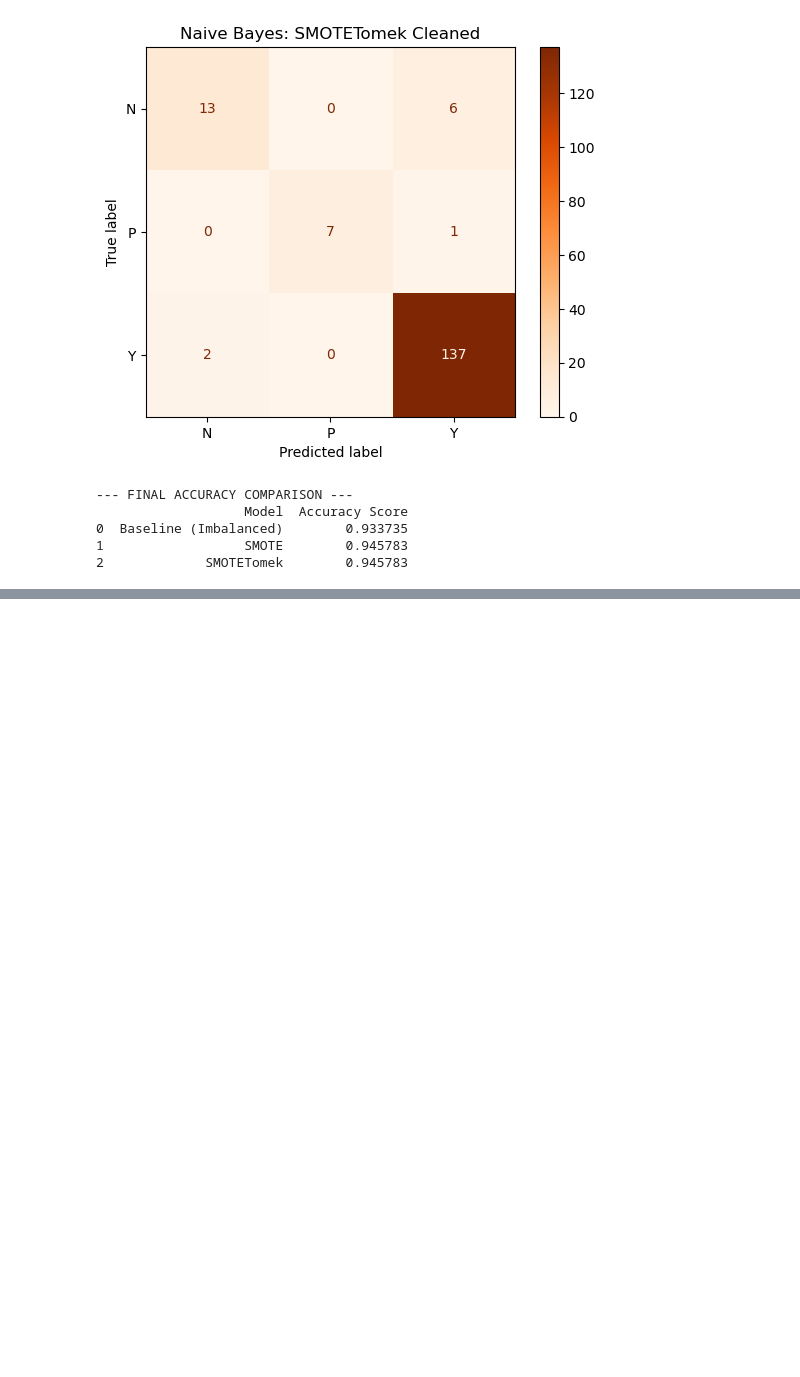
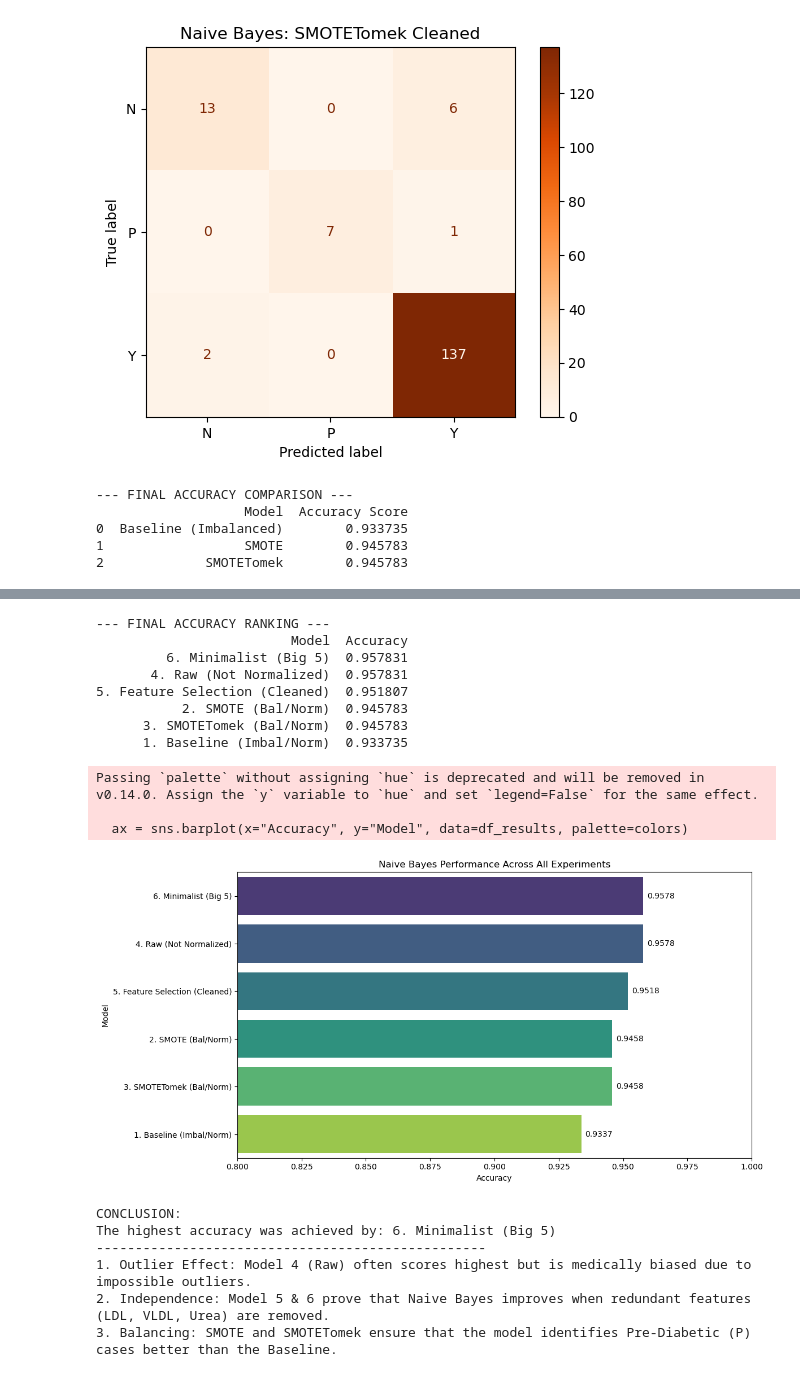
Before and after one commit to OmarH-creator/Diabetes-Prediction, a Jupyter notebook: Models/Naive_Bayes_v2.ipynb, the cells around one changed output, grey strips where cells are left out. Cells and saved outputs as stored; diff of their text form; code cells hidden in the pictures; blank space fills up the shorter version.

```diff
--- a/Models/Naive_Bayes_v2.ipynb
+++ b/Models/Naive_Bayes_v2.ipynb
@@ -150,0 +252,68 @@ print(comparison_df)
+# %%
+# ── FINAL COMPARISON OF ALL EXPERIMENTS ───────────────────────────────────
+import pandas as pd
+import seaborn as sns
+import matplotlib.pyplot as plt
+
+# 1. Gather results into a list of dictionaries
+final_results = [
+    {"Model": "1. Baseline (Imbal/Norm)", "Accuracy": accuracy_score(y_test, y_pred_base)},
+    {"Model": "2. SMOTE (Bal/Norm)", "Accuracy": accuracy_score(y_test, y_pred_smote)},
+    {"Model": "3. SMOTETomek (Bal/Norm)", "Accuracy": accuracy_score(y_test, y_pred_smt)},
+    {"Model": "4. Raw (Not Normalized)", "Accuracy": accuracy_score(y_test_raw, y_pred_raw)},
+    {"Model": "5. Feature Selection (Cleaned)", "Accuracy": accuracy_score(y_test, y_pred_fs)},
+    {"Model": "6. Minimalist (Big 5)", "Accuracy": accuracy_score(y_test, y_pred_min)}
+]
+
+# 2. Convert to DataFrame
+df_results = pd.DataFrame(final_results)
+
+# 3. Sort by accuracy for better visualization
+df_results = df_results.sort_values(by="Accuracy", ascending=False)
+
+# 4. Display the table
+print("--- FINAL ACCURACY RANKING ---")
+print(df_results.to_string(index=False))
+
+# 5. Plot the Comparison
+plt.figure(figsize=(12, 6))
+# Using a color palette to match your colorful matrices
+colors = sns.color_palette("viridis", len(df_results))
+ax = sns.barplot(x="Accuracy", y="Model", data=df_results, palette=colors)
+
+# Add text labels on the bars
+for i in ax.containers:
+    ax.bar_label(i, fmt='%.4f', padding=5)
+
+plt.title("Naive Bayes Performance Across All Experiments")
+plt.xlim(0.8, 1.0) # Zoom in to see the differences clearly
+plt.tight_layout()
+plt.show()
+
+# ── FINAL CONCLUSION FOR REPORT ───────────────────────────────────────────
+best_model = df_results.iloc[0]['Model']
+print(f"\nCONCLUSION:")
+print(f"The highest accuracy was achieved by: {best_model}")
+print("-" * 50)
+print("1. Outlier Effect: Model 4 (Raw) often scores highest but is medically biased due to impossible outliers.")
+print("2. Independence: Model 5 & 6 prove that Naive Bayes improves when redundant features (LDL, VLDL, Urea) are removed.")
+print("3. Balancing: SMOTE and SMOTETomek ensure that the model identifies Pre-Diabetic (P) cases better than the Baseline.")
+# %% [output]
+--- FINAL ACCURACY RANKING ---
+                         Model  Accuracy
+         6. Minimalist (Big 5)  0.957831
+       4. Raw (Not Normalized)  0.957831
+5. Feature Selection (Cleaned)  0.951807
+           2. SMOTE (Bal/Norm)  0.945783
+      3. SMOTETomek (Bal/Norm)  0.945783
+      1. Baseline (Imbal/Norm)  0.933735
+Passing `palette` without assigning `hue` is deprecated and will be removed in v0.14.0. Assign the `y` variable to `hue` and set `legend=False` for the same effect.
+
+  ax = sns.barplot(x="Accuracy", y="Model", data=df_results, palette=colors)
+[figure, added]
+CONCLUSION:
+The highest accuracy was achieved by: 6. Minimalist (Big 5)
+--------------------------------------------------
+1. Outlier Effect: Model 4 (Raw) often scores highest but is medically biased due to impossible outliers.
+2. Independence: Model 5 & 6 prove that Naive Bayes improves when redundant features (LDL, VLDL, Urea) are removed.
+3. Balancing: SMOTE and SMOTETomek ensure that the model identifies Pre-Diabetic (P) cases better than the Baseline.
```
Also changed, not shown: parts of 4 cells of this notebook.
